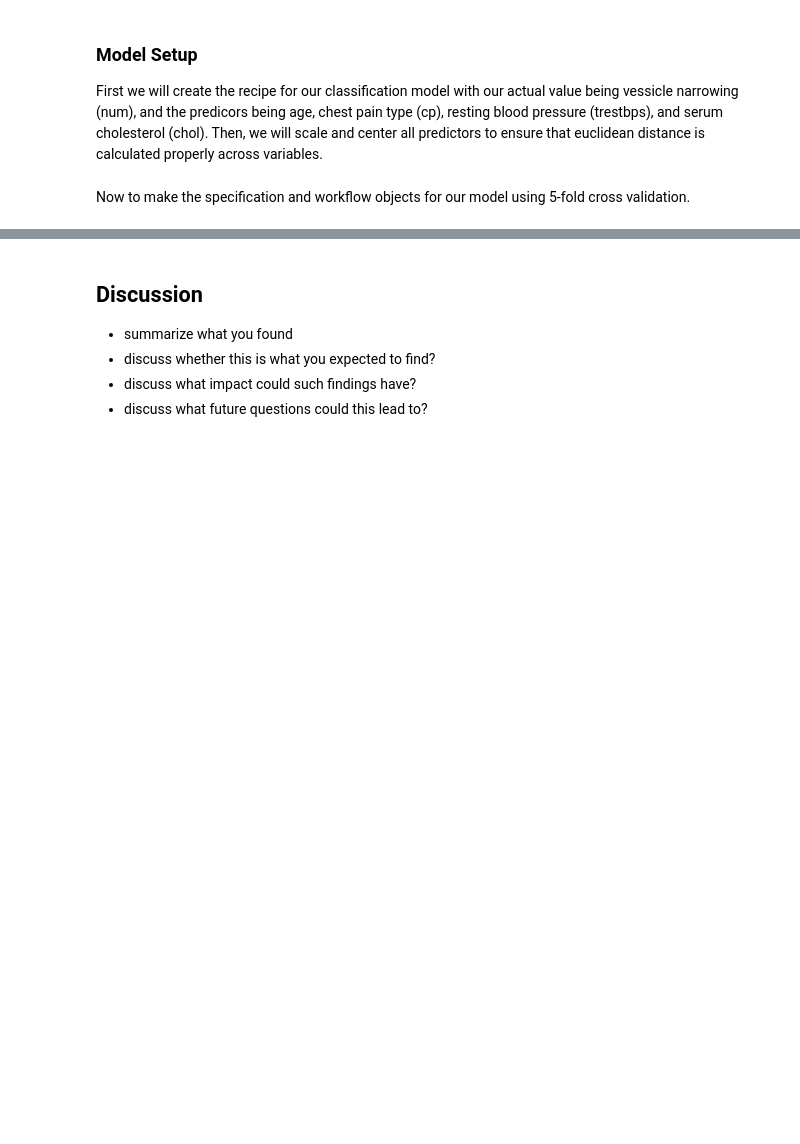
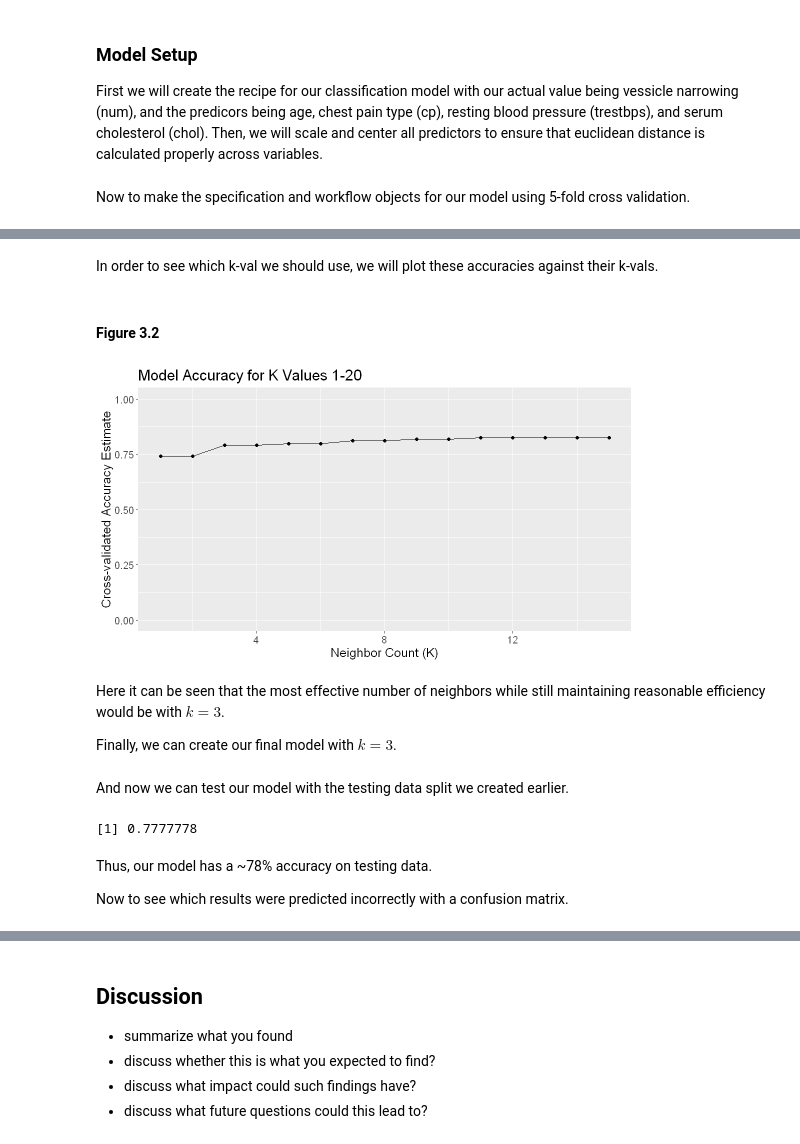
Before and after one commit to CallumMackenzie/dsci100-group-project, a Jupyter notebook: final.ipynb, the cells around one changed output, grey strips where cells are left out. Drawn from its saved outputs; the diff is of its cells as text; code cells hidden in the pictures; blank space fills up the shorter version.

Commit message:
Finish most code for methods and results

```diff
--- a/final.ipynb
+++ b/final.ipynb
@@ -235,7 +271,8 @@ The resulting plot seems somewhat inconlusive, but there may be a slight positiv
 ### Model Setup
 First we will create the recipe for our classification model with our actual value being vessicle narrowing (num), and the predicors being age, chest pain type (cp), resting blood pressure (trestbps), and serum cholesterol (chol). Then, we will scale and center all predictors to ensure that euclidean distance is calculated properly across variables.
 # %%
-heart_recipe <- recipe(num ~ age + cp + trestbps + chol, data = heart_training) |>
+# Create recipe to predict num based on age, trestbps, and chol
+heart_recipe <- recipe(num ~ age + trestbps + chol, data = heart_training) |>
     step_scale(all_predictors()) |>
     step_center(all_predictors())
 # %% [markdown]
@@ -250,7 +287,7 @@ knn_spec <- nearest_neighbor(weight_func = "rectangular", neighbors = tune()) |>
   set_mode("classification")
 
 # Create a tibble for k-vals to test
-k_vals <- tibble(neigbors = seq(from = 1, to = 20, by = 2))
+k_vals <- tibble(neighbors = 1:15)
 
 # Get model resuklts
 knn_results <- workflow() |>
@@ -259,6 +296,6 @@ knn_results <- workflow() |>
     tune_grid(resamples = heart_vfold, grid = k_vals) |>
     collect_metrics()
 
+# Filter for accuracy only
 accuracies <- knn_results |>
-    filter(.metric = "accuracy")
-accuracies
+    filter(.metric == "accuracy")
@@ -268,0 +325,23 @@ ERROR: Error in `check_installs()`:
+# %% [markdown]
+In order to see which k-val we should use, we will plot these accuracies against their k-vals.
+# %%
+options(repr.plot.height = 5, repr.plot.width = 9)
+
+accuracy_plot <- accuracies |>
+    ggplot(aes(x = neighbors, y = mean)) +
+    geom_point() +
+    geom_line() +
+    labs(x = "Neighbor Count (K)", y = "Cross-validated Accuracy Estimate") +
+    ggtitle("Model Accuracy for K Values 1-20") +
+    ylim(0, 1) +
+    theme(text = element_text(size = 15))
+# %% [markdown]
+#### Figure 3.2
+# %%
+accuracy_plot
+# %% [output]
+[figure, added]
+# %% [markdown]
+Here it can be seen that the most effective number of neighbors while still maintaining reasonable efficiency would be with $k = 3$.
+
+Finally, we can create our final model with $k=3$.
@@ -268,0 +359,20 @@ ERROR: Error in `check_installs()`:
+# %% [markdown]
+And now we can test our model with the testing data split we created earlier.
+# %%
+# Predict and bind to original data frame
+heart_test_predictions <- predict(knn_fit, heart_testing) |>
+    bind_cols(heart_testing)
+
+# View accuracy
+heart_test_accuracy <- heart_test_predictions |>
+    metrics(truth = num, estimate = .pred_class) |>
+    filter(.metric == "accuracy") |>
+    pull(.estimate)
+
+heart_test_accuracy
+# %% [output]
+[1] 0.7777778
+# %% [markdown]
+Thus, our model has a ~78% accuracy on testing data.
+
+Now to see which results were predicted incorrectly with a confusion matrix.
```
Also changed, not shown: parts of 29 cells of this notebook.
